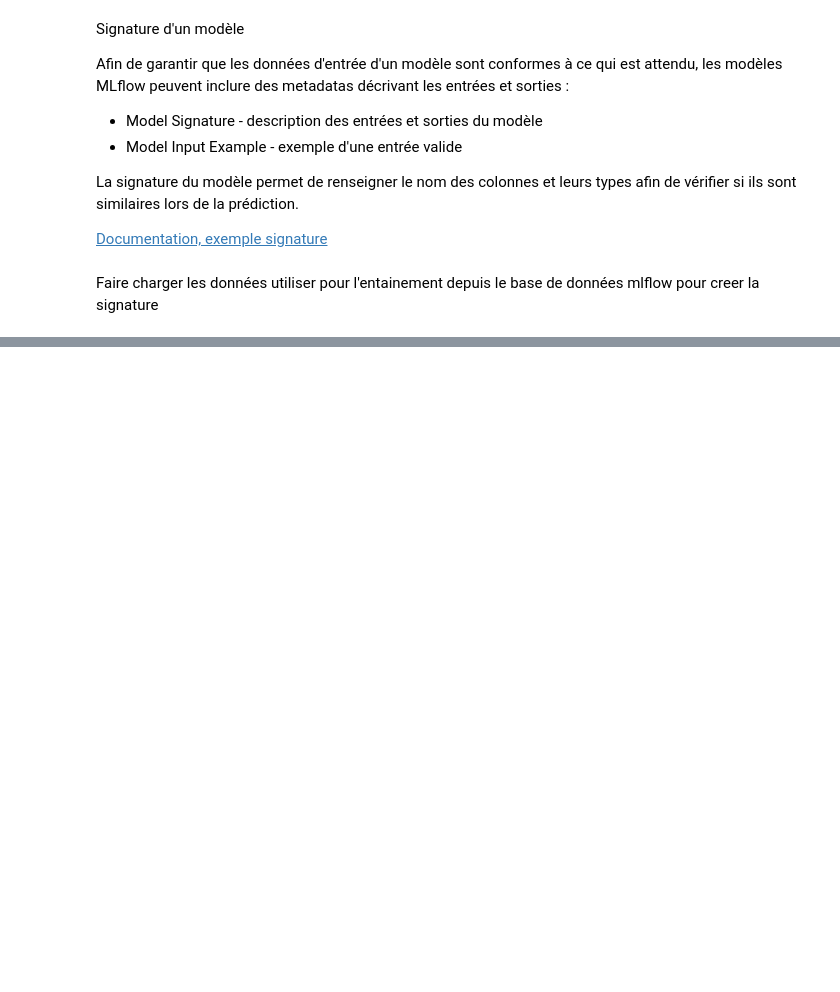
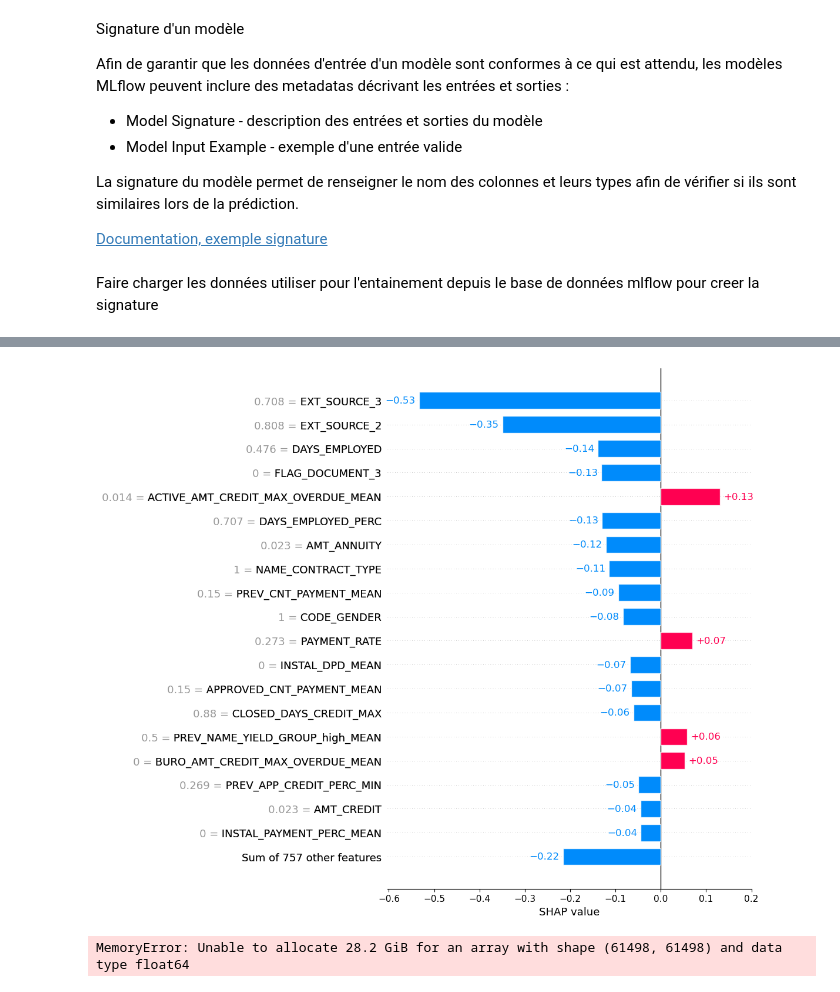
Before and after one commit to TugdualSUZON/Projet-7-Implementez-un-modele-de-scoring, a Jupyter notebook: mlflow_model_training.ipynb, the cells around one changed output, grey strips where cells are left out. Cells and saved outputs as stored; diff of their text form; code cells hidden in the pictures; blank space fills up the shorter version.

```diff
--- a/mlflow_model_training.ipynb
+++ b/mlflow_model_training.ipynb
@@ -945,0 +1015,8 @@ To fix the mismatches, call `mlflow.pyfunc.get_model_dependencies(model_uri)` to
+# %%
+shap.plots.bar(shap_values_train[10], max_display=20)
+# %% [output]
+[figure, added]
+# %%
+shap.plots.heatmap(shap_values_train)
+# %% [output]
+MemoryError: Unable to allocate 28.2 GiB for an array with shape (61498, 61498) and data type float64
```
Also changed, not shown: parts of 32 cells of this notebook.
